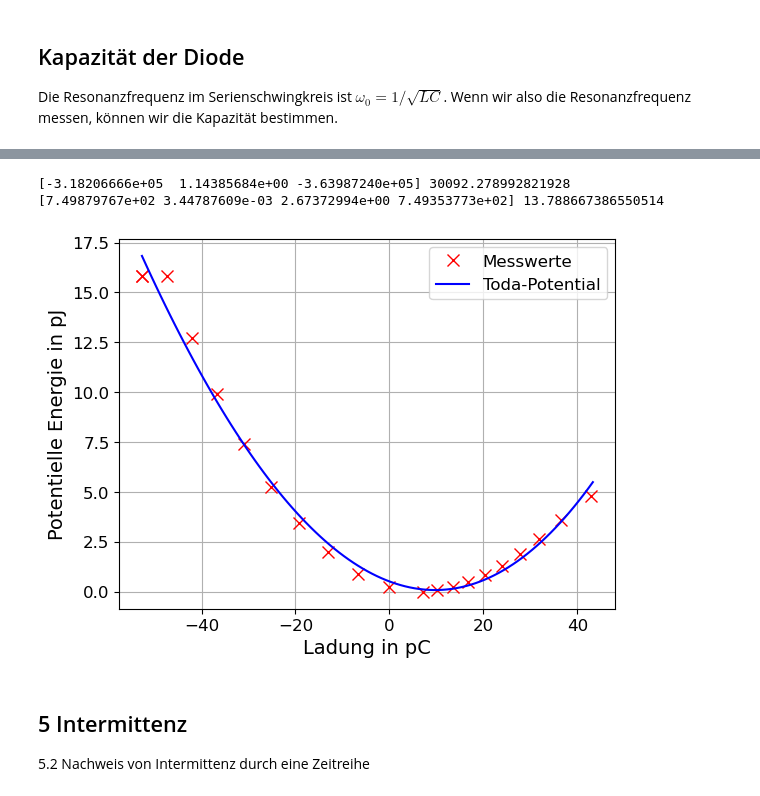
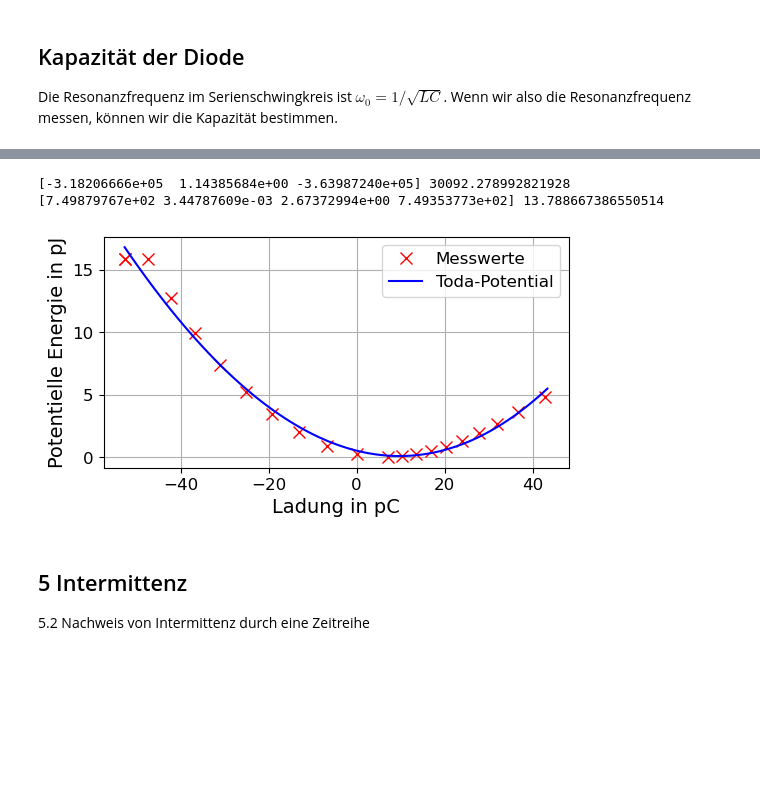
Before and after one commit to NicolasRohrbeck/fprak, a Jupyter notebook: scripts/toda.ipynb, the cells around one changed output, grey strips where cells are left out. Drawn from its saved outputs; the diff is of its cells as text; code cells hidden in the pictures; blank space fills up the shorter version.

```diff
--- a/scripts/toda.ipynb
+++ b/scripts/toda.ipynb
@@ -154,35 +154,35 @@ def res_toda(coeff, Q, V):
 guess_potential = [100, 300, 0]
 guess_toda = [1, 1, 1, 1]
 
 fit_potential = least_squares(residuen_potential, guess_potential, args=(Ladung, V), method='lm')
 fit_toda = least_squares(res_toda, guess_toda, args=(Ladung, V), method="lm")
 Parameter_potential = fit_potential.x
 Para_Toda = fit_toda.x
 
 print(Parameter_potential, fit_potential.optimality)
 print(Para_Toda, fit_toda.optimality)
 c0, Us, o = Parameter_potential
 a, b, c, d = Para_Toda
 
 kont_lad = np.arange(min(Ladung), max(Ladung)+1)
 modell_potential = ((c0*Us)*np.exp(kont_lad/c0/Us)-Us*kont_lad-o)
 toda = a*np.exp(b*kont_lad)-c*kont_lad-d
 
 # plotten
-fig, ax = plt.subplots()
+fig, ax = plt.subplots(figsize=(6,3))
 ax.plot(Ladung, V, "xr", label="Messwerte", ms=9)
 #ax.plot(kont_lad, modell_potential, "b")
 ax.plot(kont_lad, toda, "b", label="Toda-Potential")
 ax.grid()
 ax.tick_params(axis="both", labelsize=12)
 ax.set_xlabel("Ladung in pC", fontsize=14)
 ax.set_ylabel("Potentielle Energie in pJ", fontsize=14)
 ax.legend(fontsize=12)
 plt.show()
 # %% [output]
 [-3.18206666e+05  1.14385684e+00 -3.63987240e+05] 30092.278992821928
 [7.49879767e+02 3.44787609e-03 2.67372994e+00 7.49353773e+02] 13.788667386550514
-[figure, old version]
+[figure, new version]
 # %% [markdown]
 ## 5 Intermittenz
 
```
Also changed, not shown: parts of 2 cells of this notebook.
